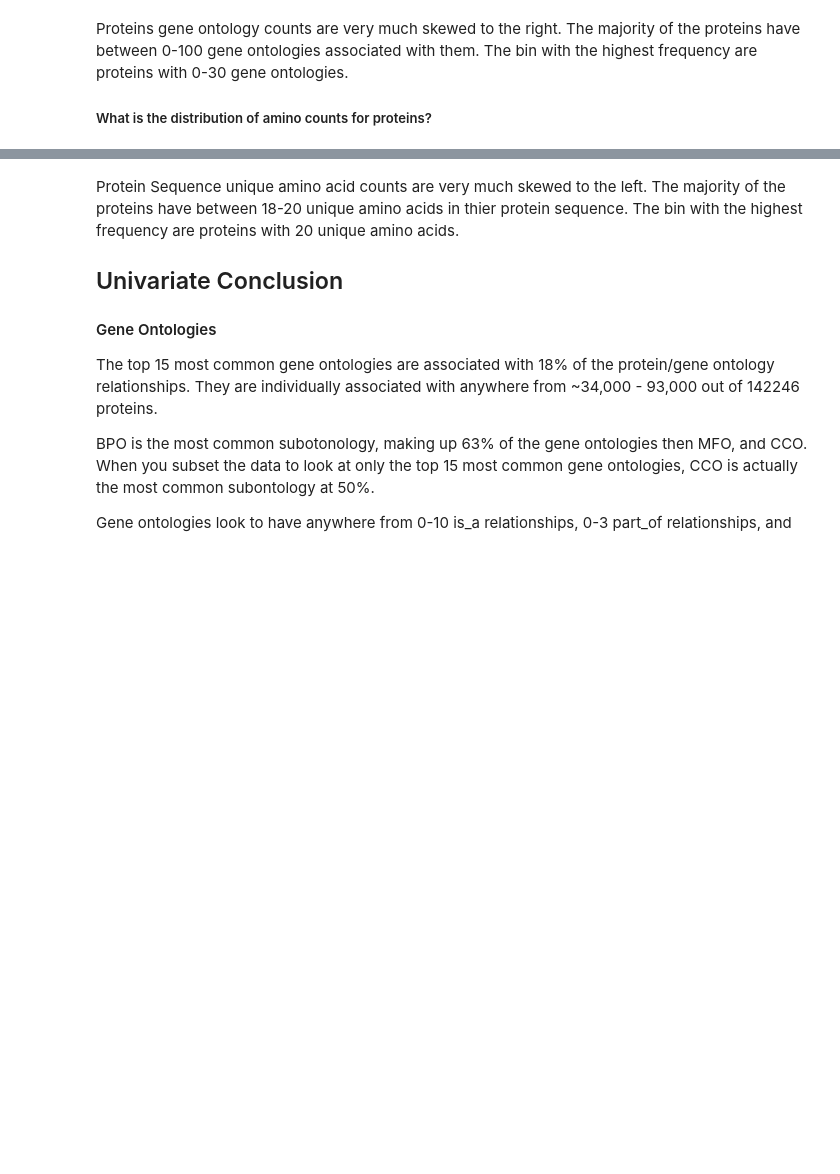
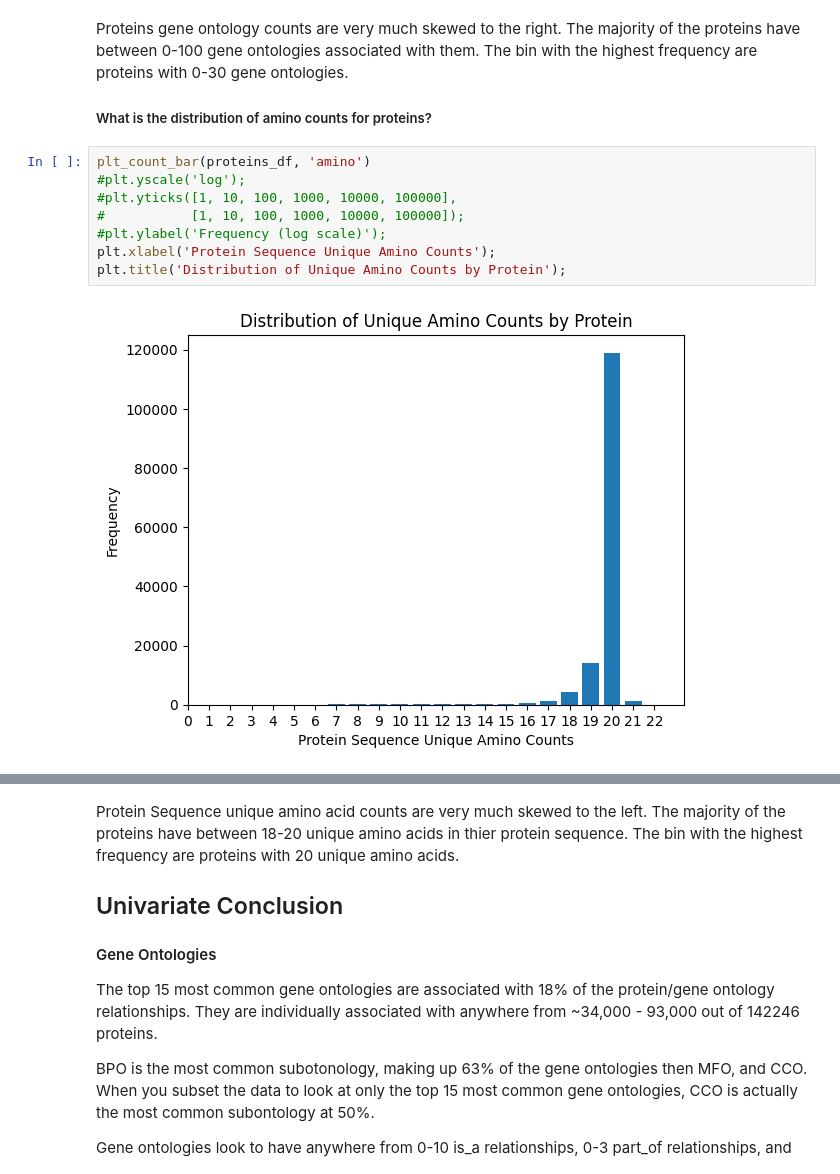
Before and after one commit to corinne-sandor/cafa, a Jupyter notebook: notebooks/data_exploration.ipynb, the cells around one changed output, grey strips where cells are left out. Saved outputs shown, nothing was run; the diff lists cells and outputs as text; blank space fills up the shorter version.

```diff
--- a/notebooks/data_exploration.ipynb
+++ b/notebooks/data_exploration.ipynb
@@ -311,6 +311,16 @@ Proteins gene ontology counts are very much skewed to the right. The majority of
 The bin with the highest frequency are proteins with 0-30 gene ontologies.
 
 ##### What is the distribution of amino counts for proteins?
+# %%
+plt_count_bar(proteins_df, 'amino')
+#plt.yscale('log');
+#plt.yticks([1, 10, 100, 1000, 10000, 100000],
+#           [1, 10, 100, 1000, 10000, 100000]);
+#plt.ylabel('Frequency (log scale)');
+plt.xlabel('Protein Sequence Unique Amino Counts');
+plt.title('Distribution of Unique Amino Counts by Protein');
+# %% [output]
+[figure, added]
 # %%
 plt_count_bar(proteins_df, 'amino')
 plt.yscale('log');
```
Also changed, not shown: parts of 2 cells of this notebook, 4 other files.
